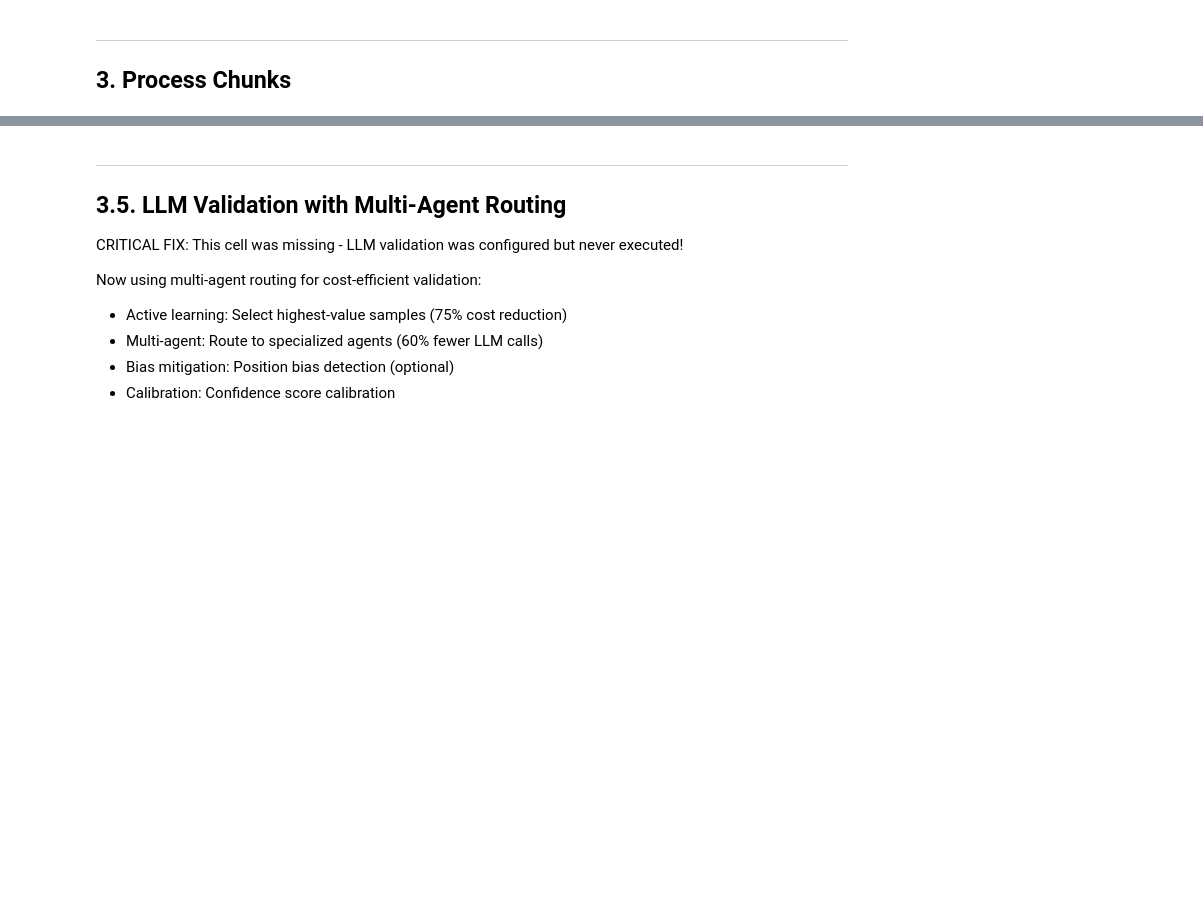
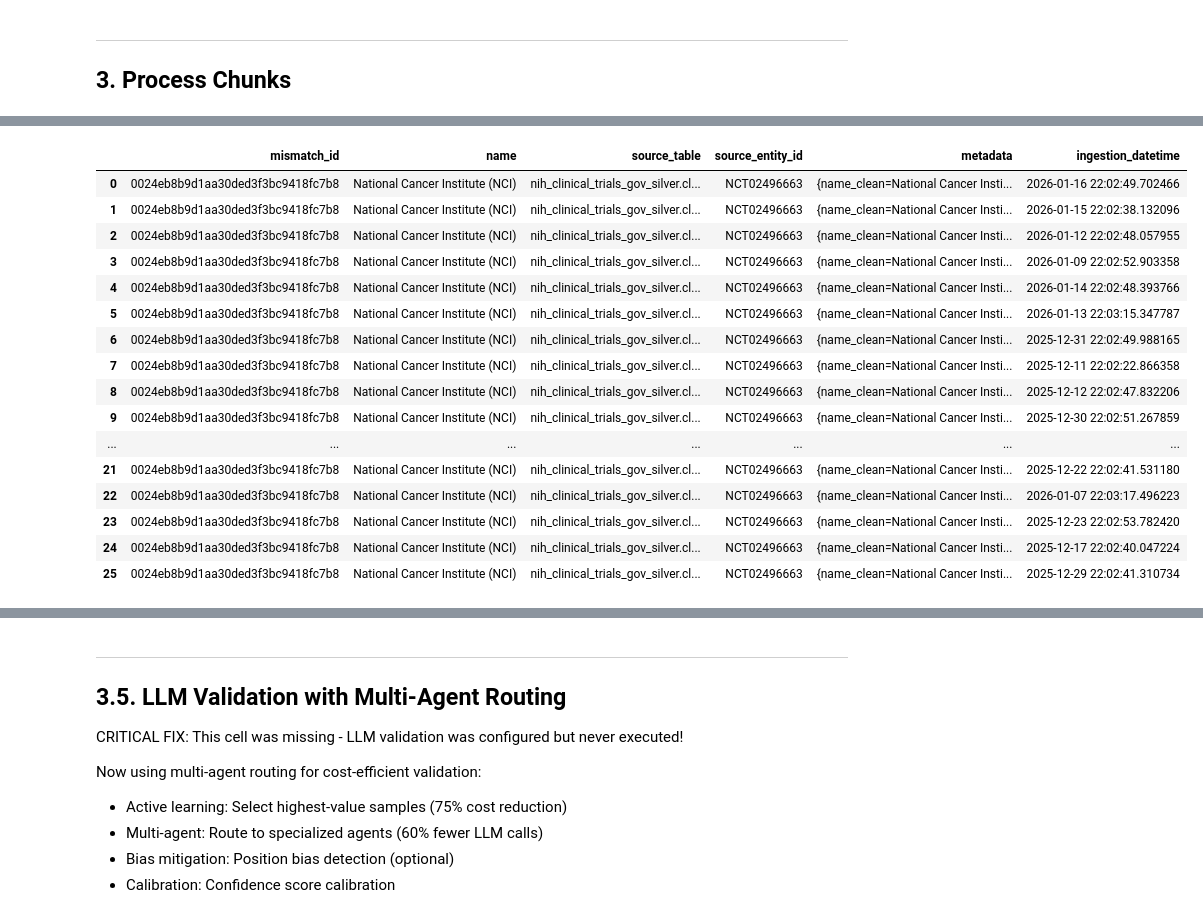
Before and after one commit to R0bL/org_claude_test, a Jupyter notebook: 3_inference.ipynb, the cells around one changed output, grey strips where cells are left out. Drawn from its saved outputs; the diff is of its cells as text; code cells hidden in the pictures; blank space fills up the shorter version.

```diff
--- a/3_inference.ipynb
+++ b/3_inference.ipynb
@@ -551,0 +589,9 @@ Disambiguation complete - keeping best match per mismatched record
+# %%
+query = """
+SELECT *
+FROM allsci_prod_gold.potential_mismatched_organizations
+WHERE mismatch_id = '0024eb8b9d1aa30ded3f3bc9418fc7b8'
+"""
+record = db.execute_query(query, "Lookup specific record")
+display(record)
+# %% [output]
@@ -551,0 +600,17 @@ Disambiguation complete - keeping best match per mismatched record
+|  | mismatch_id | name | source_table | source_entity_id | metadata | ingestion_datetime |
+| 0 | 0024eb8b9d1aa30ded3f3bc9418fc7b8 | National Cancer Institute (NCI) | nih_clinical_trials_gov_silver.cl... | NCT02496663 | {name_clean=National Cancer Insti... | 2026-01-16 22:02:49.702466 |
+| 1 | 0024eb8b9d1aa30ded3f3bc9418fc7b8 | National Cancer Institute (NCI) | nih_clinical_trials_gov_silver.cl... | NCT02496663 | {name_clean=National Cancer Insti... | 2026-01-15 22:02:38.132096 |
+| 2 | 0024eb8b9d1aa30ded3f3bc9418fc7b8 | National Cancer Institute (NCI) | nih_clinical_trials_gov_silver.cl... | NCT02496663 | {name_clean=National Cancer Insti... | 2026-01-12 22:02:48.057955 |
+| 3 | 0024eb8b9d1aa30ded3f3bc9418fc7b8 | National Cancer Institute (NCI) | nih_clinical_trials_gov_silver.cl... | NCT02496663 | {name_clean=National Cancer Insti... | 2026-01-09 22:02:52.903358 |
+| 4 | 0024eb8b9d1aa30ded3f3bc9418fc7b8 | National Cancer Institute (NCI) | nih_clinical_trials_gov_silver.cl... | NCT02496663 | {name_clean=National Cancer Insti... | 2026-01-14 22:02:48.393766 |
+| 5 | 0024eb8b9d1aa30ded3f3bc9418fc7b8 | National Cancer Institute (NCI) | nih_clinical_trials_gov_silver.cl... | NCT02496663 | {name_clean=National Cancer Insti... | 2026-01-13 22:03:15.347787 |
+| 6 | 0024eb8b9d1aa30ded3f3bc9418fc7b8 | National Cancer Institute (NCI) | nih_clinical_trials_gov_silver.cl... | NCT02496663 | {name_clean=National Cancer Insti... | 2025-12-31 22:02:49.988165 |
+| 7 | 0024eb8b9d1aa30ded3f3bc9418fc7b8 | National Cancer Institute (NCI) | nih_clinical_trials_gov_silver.cl... | NCT02496663 | {name_clean=National Cancer Insti... | 2025-12-11 22:02:22.866358 |
+| 8 | 0024eb8b9d1aa30ded3f3bc9418fc7b8 | National Cancer Institute (NCI) | nih_clinical_trials_gov_silver.cl... | NCT02496663 | {name_clean=National Cancer Insti... | 2025-12-12 22:02:47.832206 |
+| 9 | 0024eb8b9d1aa30ded3f3bc9418fc7b8 | National Cancer Institute (NCI) | nih_clinical_trials_gov_silver.cl... | NCT02496663 | {name_clean=National Cancer Insti... | 2025-12-30 22:02:51.267859 |
+| ... | ... | ... | ... | ... | ... | ... |
+| 21 | 0024eb8b9d1aa30ded3f3bc9418fc7b8 | National Cancer Institute (NCI) | nih_clinical_trials_gov_silver.cl... | NCT02496663 | {name_clean=National Cancer Insti... | 2025-12-22 22:02:41.531180 |
+| 22 | 0024eb8b9d1aa30ded3f3bc9418fc7b8 | National Cancer Institute (NCI) | nih_clinical_trials_gov_silver.cl... | NCT02496663 | {name_clean=National Cancer Insti... | 2026-01-07 22:03:17.496223 |
+| 23 | 0024eb8b9d1aa30ded3f3bc9418fc7b8 | National Cancer Institute (NCI) | nih_clinical_trials_gov_silver.cl... | NCT02496663 | {name_clean=National Cancer Insti... | 2025-12-23 22:02:53.782420 |
+| 24 | 0024eb8b9d1aa30ded3f3bc9418fc7b8 | National Cancer Institute (NCI) | nih_clinical_trials_gov_silver.cl... | NCT02496663 | {name_clean=National Cancer Insti... | 2025-12-17 22:02:40.047224 |
+| 25 | 0024eb8b9d1aa30ded3f3bc9418fc7b8 | National Cancer Institute (NCI) | nih_clinical_trials_gov_silver.cl... | NCT02496663 | {name_clean=National Cancer Insti... | 2025-12-29 22:02:41.310734 |
```
Also changed, not shown: parts of 32 cells of this notebook, 11 other files.
